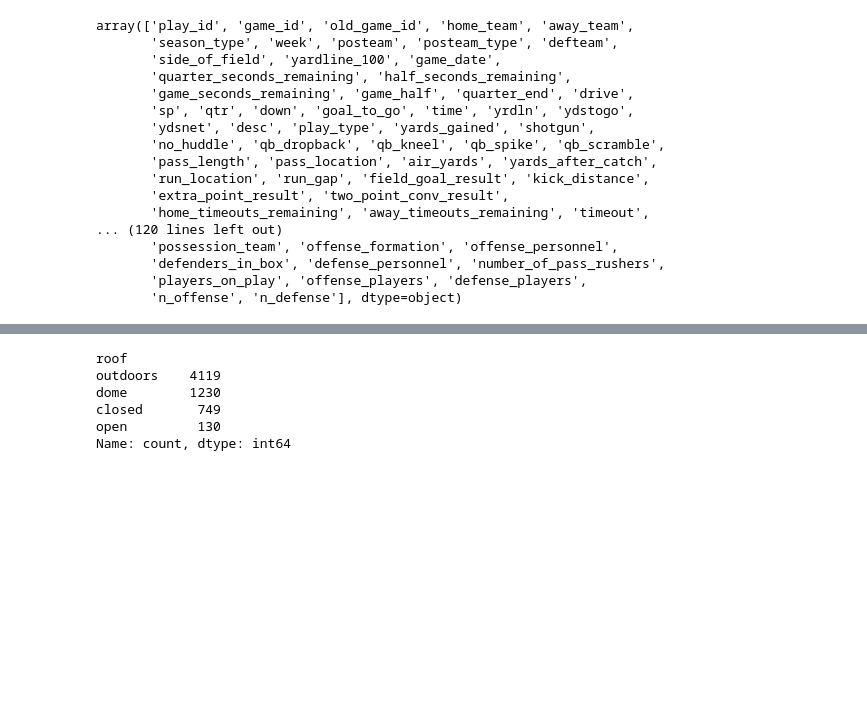
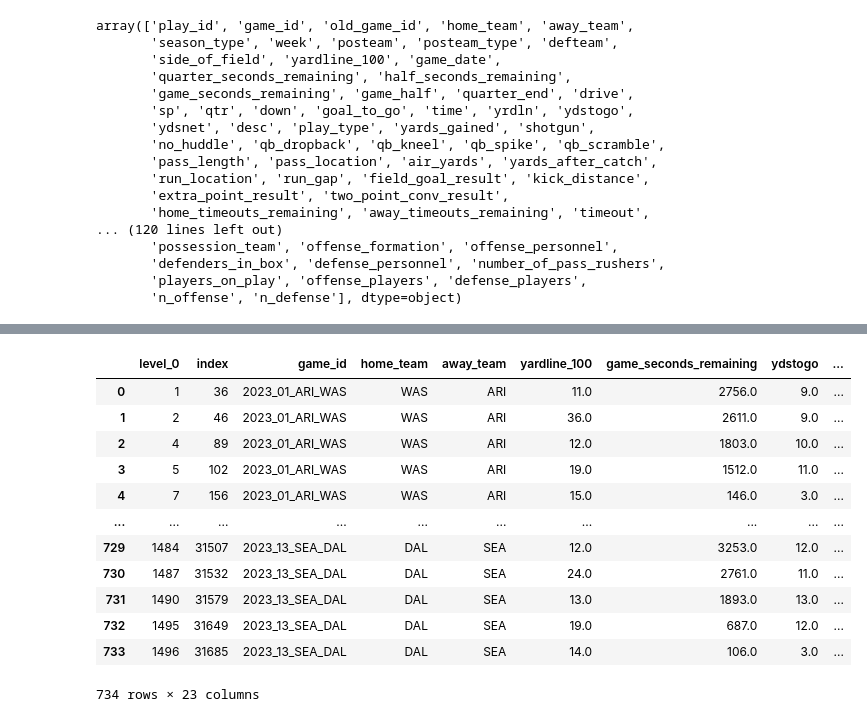
Before and after one commit to nmaniar9/football_analytics, a Jupyter notebook: kicker_prediction.ipynb, the cells around one changed output, grey strips where cells are left out. Cells and saved outputs as stored; diff of their text form; code cells hidden in the pictures; blank space fills up the shorter version.

```diff
--- a/kicker_prediction.ipynb
+++ b/kicker_prediction.ipynb
@@ -142,9 +83,0 @@ X_train, X_test, y_train, y_test = train_test_split(X, y, test_size=0.25, random
-# %%
-X_train.roof.value_counts()
-# %% [output]
-roof
-outdoors    4119
-dome        1230
-closed       749
-open         130
-Name: count, dtype: int64
@@ -150,0 +86,16 @@ Name: count, dtype: int64
+# %%
+fg
+# %% [output]
+|  | level_0 | index | game_id | home_team | away_team | yardline_100 | game_seconds_remaining | ydstogo | ... |
+| 0 | 1 | 36 | 2023_01_ARI_WAS | WAS | ARI | 11.0 | 2756.0 | 9.0 | ... |
+| 1 | 2 | 46 | 2023_01_ARI_WAS | WAS | ARI | 36.0 | 2611.0 | 9.0 | ... |
+| 2 | 4 | 89 | 2023_01_ARI_WAS | WAS | ARI | 12.0 | 1803.0 | 10.0 | ... |
+| 3 | 5 | 102 | 2023_01_ARI_WAS | WAS | ARI | 19.0 | 1512.0 | 11.0 | ... |
+| 4 | 7 | 156 | 2023_01_ARI_WAS | WAS | ARI | 15.0 | 146.0 | 3.0 | ... |
+| ... | ... | ... | ... | ... | ... | ... | ... | ... | ... |
+| 729 | 1484 | 31507 | 2023_13_SEA_DAL | DAL | SEA | 12.0 | 3253.0 | 12.0 | ... |
+| 730 | 1487 | 31532 | 2023_13_SEA_DAL | DAL | SEA | 24.0 | 2761.0 | 11.0 | ... |
+| 731 | 1490 | 31579 | 2023_13_SEA_DAL | DAL | SEA | 13.0 | 1893.0 | 13.0 | ... |
+| 732 | 1495 | 31649 | 2023_13_SEA_DAL | DAL | SEA | 19.0 | 687.0 | 12.0 | ... |
+| 733 | 1496 | 31685 | 2023_13_SEA_DAL | DAL | SEA | 14.0 | 106.0 | 3.0 | ... |
+734 rows × 23 columns
```
Also changed, not shown: parts of 41 cells of this notebook.
